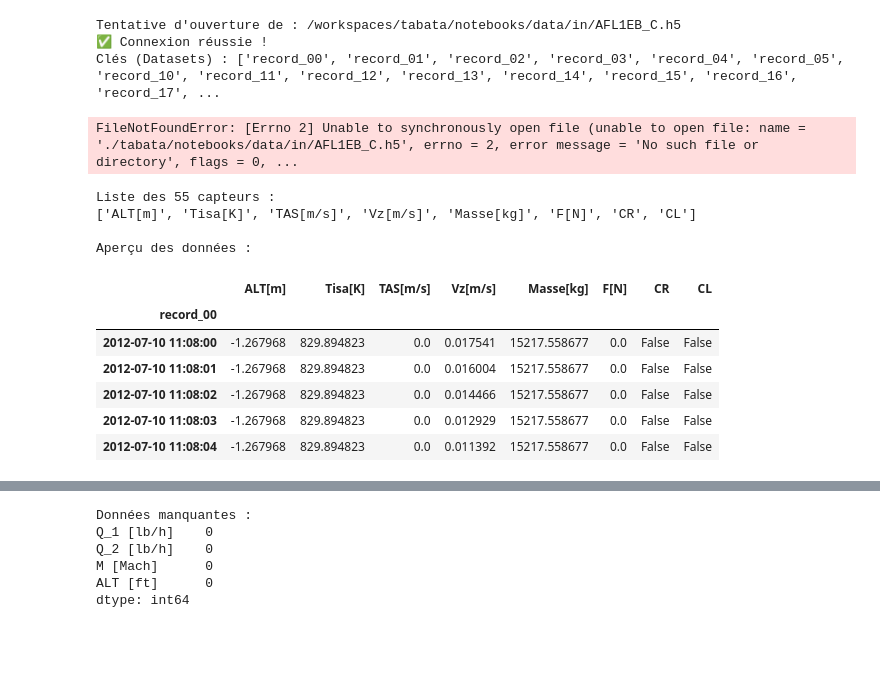
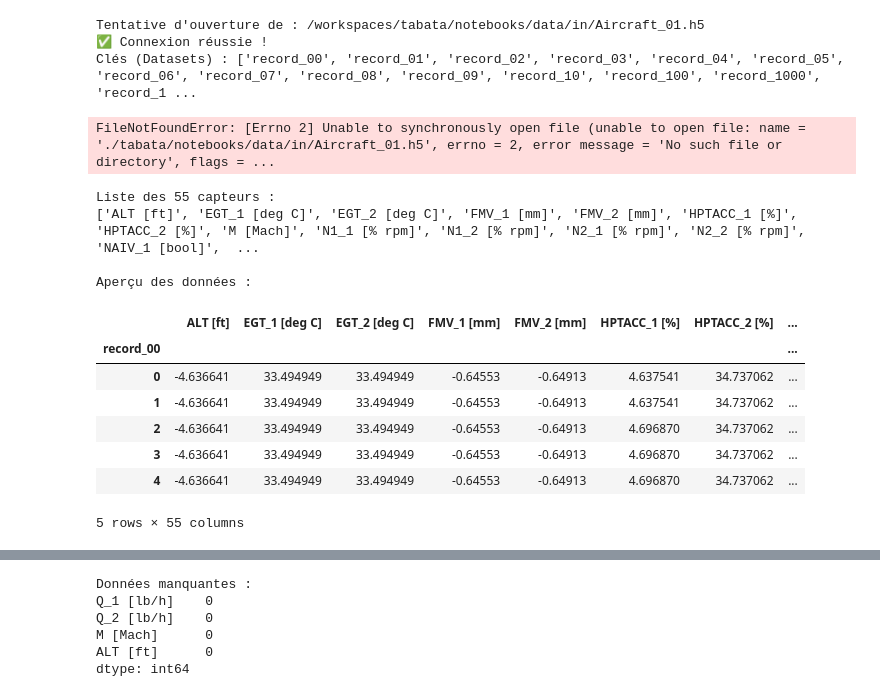
Before and after one commit to rabelaiseriola04-crypto/tabata, a Jupyter notebook: Projet.ipynb, the cells around one changed output, grey strips where cells are left out. Saved outputs shown, nothing was run; the diff lists cells and outputs as text; code cells hidden in the pictures; blank space fills up the shorter version.

Commit message:
Update notebooks and dataset

```diff
--- a/Projet.ipynb
+++ b/Projet.ipynb
@@ -16,7 +12,7 @@ import h5py
 # .cwd() récupère le dossier actuel (tabata ou Python_VSC)
 # On "construit" le chemin étape par étape
 base_path = Path.cwd()
-file_path = base_path / "notebooks" / "data" / "in" / "AFL1EB_C.h5"
+file_path = base_path / "notebooks" / "data" / "in" / "Aircraft_01.h5"
 
 print(f"Tentative d'ouverture de : {file_path}")
 
@@ -31,13 +27,13 @@ else:
         print("✅ Connexion réussie !")
         print("Clés (Datasets) :", list(f.keys()))
 # %% [output]
-Tentative d'ouverture de : /workspaces/tabata/notebooks/data/in/AFL1EB_C.h5
+Tentative d'ouverture de : /workspaces/tabata/notebooks/data/in/Aircraft_01.h5
 ✅ Connexion réussie !
-Clés (Datasets) : ['record_00', 'record_01', 'record_02', 'record_03', 'record_04', 'record_05', 'record_10', 'record_11', 'record_12', 'record_13', 'record_14', 'record_15', 'record_16', 'record_17', ...
+Clés (Datasets) : ['record_00', 'record_01', 'record_02', 'record_03', 'record_04', 'record_05', 'record_06', 'record_07', 'record_08', 'record_09', 'record_10', 'record_100', 'record_1000', 'record_1 ...
 # %%
-import h5py
+#import h5py
 
-with h5py.File("./tabata/notebooks/data/in/AFL1EB_C.h5", "r") as f:
+with h5py.File("./tabata/notebooks/data/in/Aircraft_01.h5", "r") as f:
     print("Keys:", list(f.keys()))
     if 'record_00' in f:
         print("record_00 keys:", list(f['record_00'].keys()))
@@ -48,34 +44,35 @@ with h5py.File("./tabata/notebooks/data/in/AFL1EB_C.h5", "r") as f:
             else:
                 print(f"{key}: Group")
 # %% [output]
-FileNotFoundError: [Errno 2] Unable to synchronously open file (unable to open file: name = './tabata/notebooks/data/in/AFL1EB_C.h5', errno = 2, error message = 'No such file or directory', flags = 0, ...
+FileNotFoundError: [Errno 2] Unable to synchronously open file (unable to open file: name = './tabata/notebooks/data/in/Aircraft_01.h5', errno = 2, error message = 'No such file or directory', flags = ...
 # %%
 import pandas as pd
 
 # Utilise le chemin que tu as déjà validé
-file_path = base_path / "notebooks" / "data" / "in" / "AFL1EB_C.h5"
+file_path = base_path / "notebooks" / "data" / "in" / "Aircraft_01.h5"
 
 # On charge le record_00 directement avec Pandas
 df_vol = pd.read_hdf(file_path, key='record_00')
 
 # On affiche les colonnes et les premières lignes
 print("Liste des 55 capteurs :")
 print(df_vol.columns.tolist())
 
 print("\nAperçu des données :")
 display(df_vol.head()) # display() est mieux que print() dans un notebook
 # %% [output]
 Liste des 55 capteurs :
-['ALT[m]', 'Tisa[K]', 'TAS[m/s]', 'Vz[m/s]', 'Masse[kg]', 'F[N]', 'CR', 'CL']
+['ALT [ft]', 'EGT_1 [deg C]', 'EGT_2 [deg C]', 'FMV_1 [mm]', 'FMV_2 [mm]', 'HPTACC_1 [%]', 'HPTACC_2 [%]', 'M [Mach]', 'N1_1 [% rpm]', 'N1_2 [% rpm]', 'N2_1 [% rpm]', 'N2_2 [% rpm]', 'NAIV_1 [bool]',  ...
 
 Aperçu des données :
-|  | ALT[m] | Tisa[K] | TAS[m/s] | Vz[m/s] | Masse[kg] | F[N] | CR | CL |
-| record_00 |  |  |  |  |  |  |  |  |
-| 2012-07-10 11:08:00 | -1.267968 | 829.894823 | 0.0 | 0.017541 | 15217.558677 | 0.0 | False | False |
-| 2012-07-10 11:08:01 | -1.267968 | 829.894823 | 0.0 | 0.016004 | 15217.558677 | 0.0 | False | False |
-| 2012-07-10 11:08:02 | -1.267968 | 829.894823 | 0.0 | 0.014466 | 15217.558677 | 0.0 | False | False |
-| 2012-07-10 11:08:03 | -1.267968 | 829.894823 | 0.0 | 0.012929 | 15217.558677 | 0.0 | False | False |
-| 2012-07-10 11:08:04 | -1.267968 | 829.894823 | 0.0 | 0.011392 | 15217.558677 | 0.0 | False | False |
+|  | ALT [ft] | EGT_1 [deg C] | EGT_2 [deg C] | FMV_1 [mm] | FMV_2 [mm] | HPTACC_1 [%] | HPTACC_2 [%] | ... |
+| record_00 |  |  |  |  |  |  |  | ... |
+| 0 | -4.636641 | 33.494949 | 33.494949 | -0.64553 | -0.64913 | 4.637541 | 34.737062 | ... |
+| 1 | -4.636641 | 33.494949 | 33.494949 | -0.64553 | -0.64913 | 4.637541 | 34.737062 | ... |
+| 2 | -4.636641 | 33.494949 | 33.494949 | -0.64553 | -0.64913 | 4.696870 | 34.737062 | ... |
+| 3 | -4.636641 | 33.494949 | 33.494949 | -0.64553 | -0.64913 | 4.696870 | 34.737062 | ... |
+| 4 | -4.636641 | 33.494949 | 33.494949 | -0.64553 | -0.64913 | 4.696870 | 34.737062 | ... |
+5 rows × 55 columns
 # %%
 # Un avion au ralenti (idle) au sol consomme environ 600-1000 lb/h par moteur
 print(df_vol[['Q_1 [lb/h]', 'Q_2 [lb/h]']].describe())
```
Also changed, not shown: parts of 6 cells of this notebook, 2 other files.
